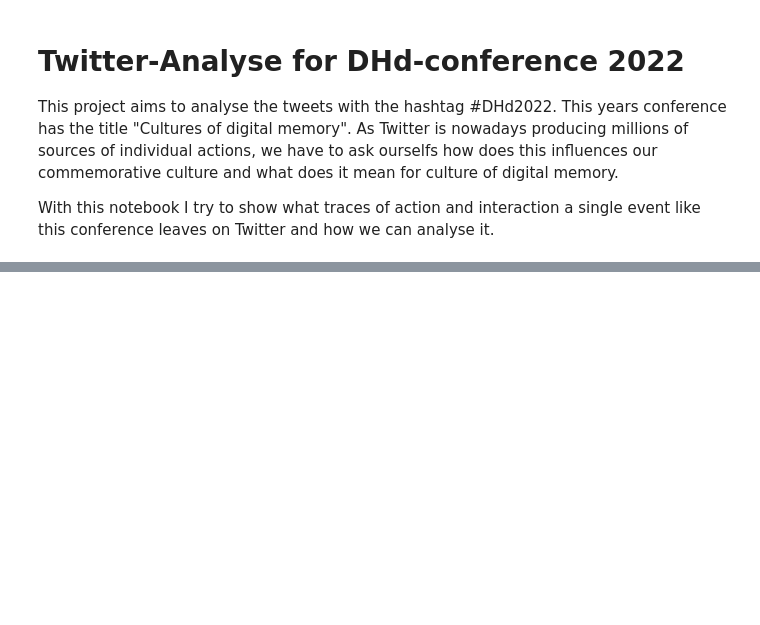
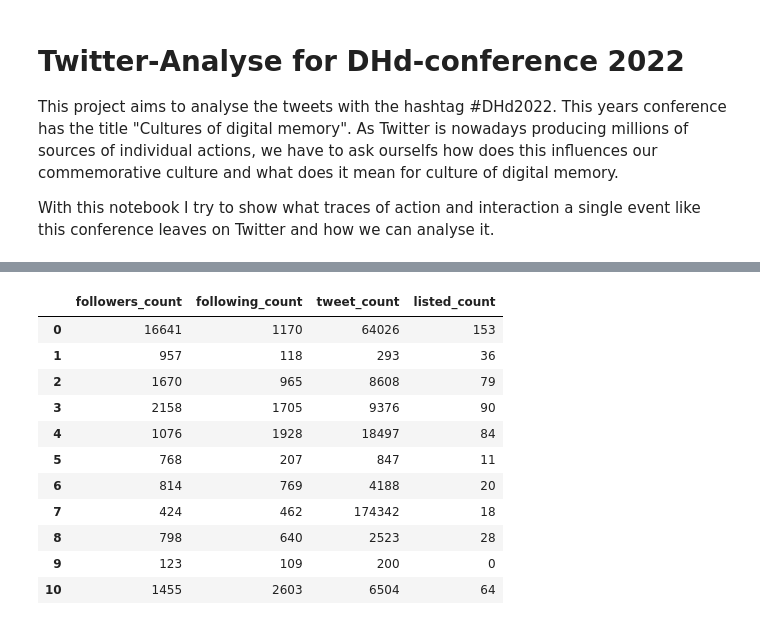
Before and after one commit to Leano1998/DHd2022, a Jupyter notebook: Twitter_DHd2022.ipynb, the cells around one changed output, grey strips where cells are left out. Cells and saved outputs as stored; diff of their text form; code cells hidden in the pictures; blank space fills up the shorter version.

```diff
--- a/Twitter_DHd2022.ipynb
+++ b/Twitter_DHd2022.ipynb
@@ -80,0 +110,33 @@ tweets_user
+# %%
+def str_to_dict(string_dict: str) -> dict:
+    """
+    Converts a string from type {'A': 0, 'B': 1, 'C': 2} into a dict object.
+
+    :param string_dict: The string to convert.
+    :return: The dictonary.
+    """
+    if type(string_dict) is dict:
+        return string_dict
+    values = string_dict.strip('{').strip('}').split(', ')
+    output_dict = {}
+    for v in values:
+        v = v.split(': ')
+        output_dict[v[0].strip("'")] = int(v[1])
+    return output_dict
+
+
+public_metrics_users = pd.DataFrame(list(map(str_to_dict, tweets_user["public_metrics"].tolist())))
+public_metrics_users.loc[:10]
+# %% [output]
+|  | followers_count | following_count | tweet_count | listed_count |
+| 0 | 16641 | 1170 | 64026 | 153 |
+| 1 | 957 | 118 | 293 | 36 |
+| 2 | 1670 | 965 | 8608 | 79 |
+| 3 | 2158 | 1705 | 9376 | 90 |
+| 4 | 1076 | 1928 | 18497 | 84 |
+| 5 | 768 | 207 | 847 | 11 |
+| 6 | 814 | 769 | 4188 | 20 |
+| 7 | 424 | 462 | 174342 | 18 |
+| 8 | 798 | 640 | 2523 | 28 |
+| 9 | 123 | 109 | 200 | 0 |
+| 10 | 1455 | 2603 | 6504 | 64 |
```
Also changed, not shown: parts of 9 cells of this notebook.
